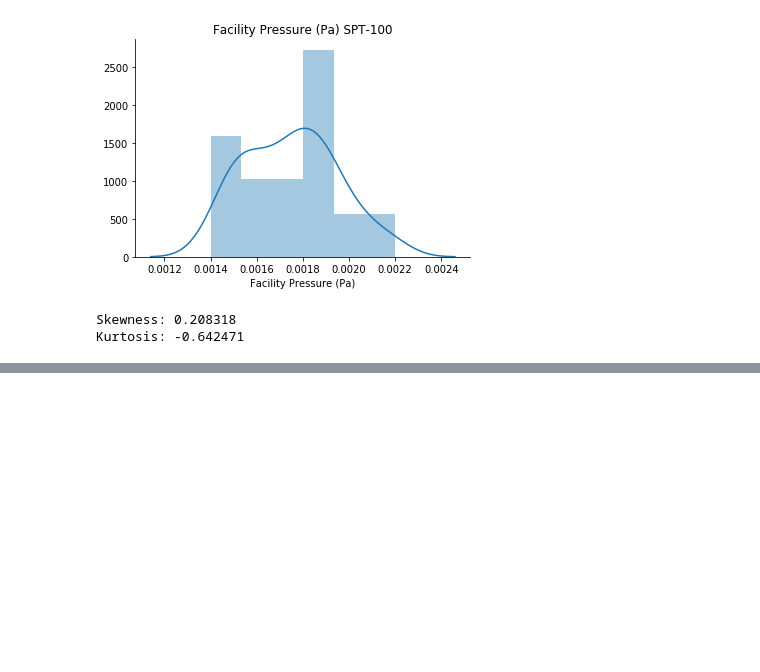
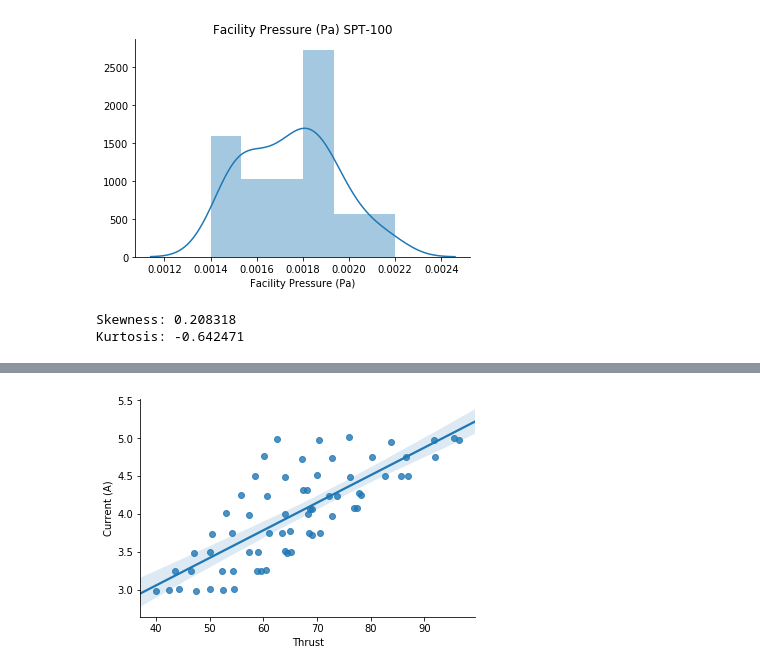
Before and after one commit to lamontano/Capstone2_PsycheNasaProject, a Jupyter notebook: Capstone2/src/Anomaly_Detection_SPT100.ipynb, the cells around one changed output, grey strips where cells are left out. Saved outputs shown, nothing was run; the diff lists cells and outputs as text; code cells hidden in the pictures; blank space fills up the shorter version.

```diff
--- a/Capstone2/src/Anomaly_Detection_SPT100.ipynb
+++ b/Capstone2/src/Anomaly_Detection_SPT100.ipynb
@@ -550,0 +566,5 @@ plt.show();
+# %%
+sns.regplot(x="Thrust", y="Current (A)", data=data)
+sns.despine();
+# %% [output]
+[figure, added]
```
Also changed, not shown: parts of 20 cells of this notebook.
